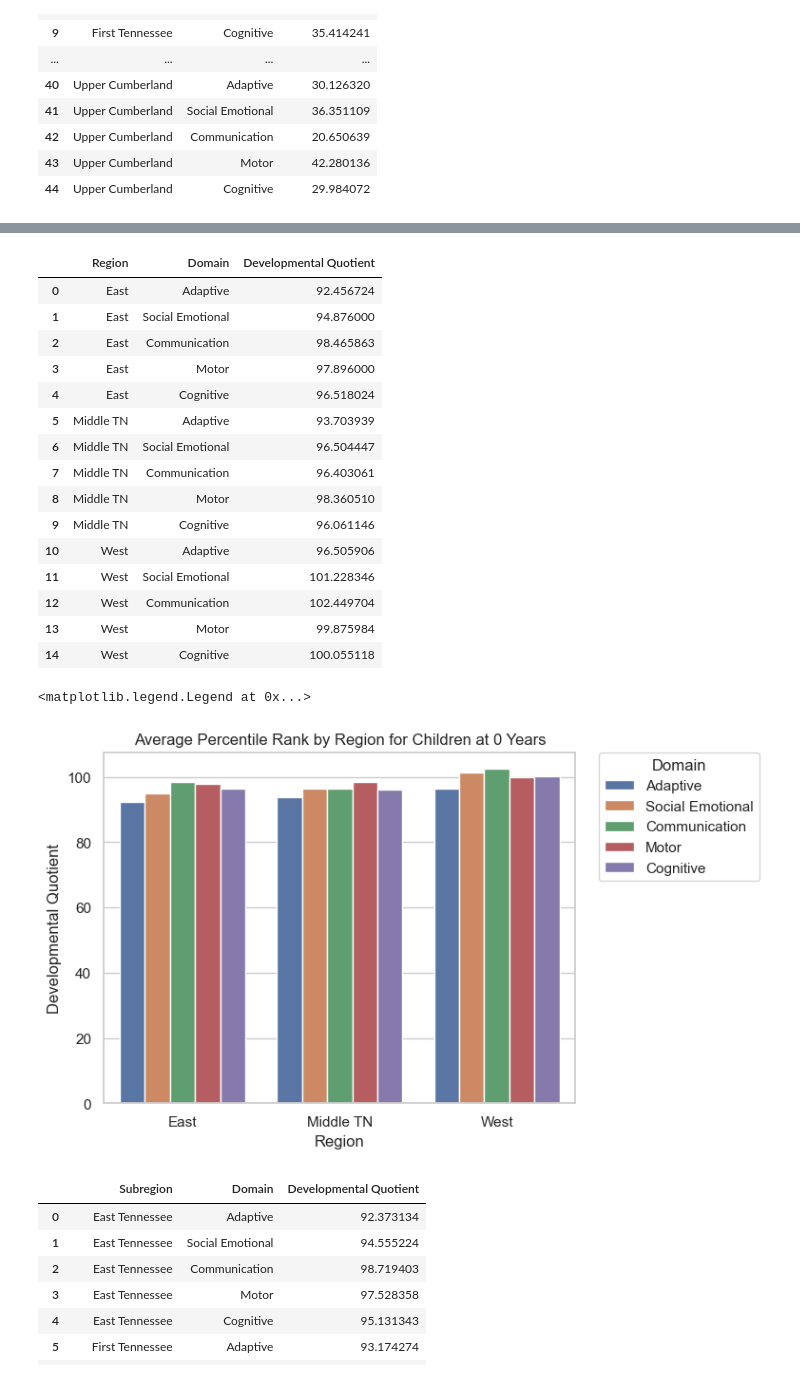
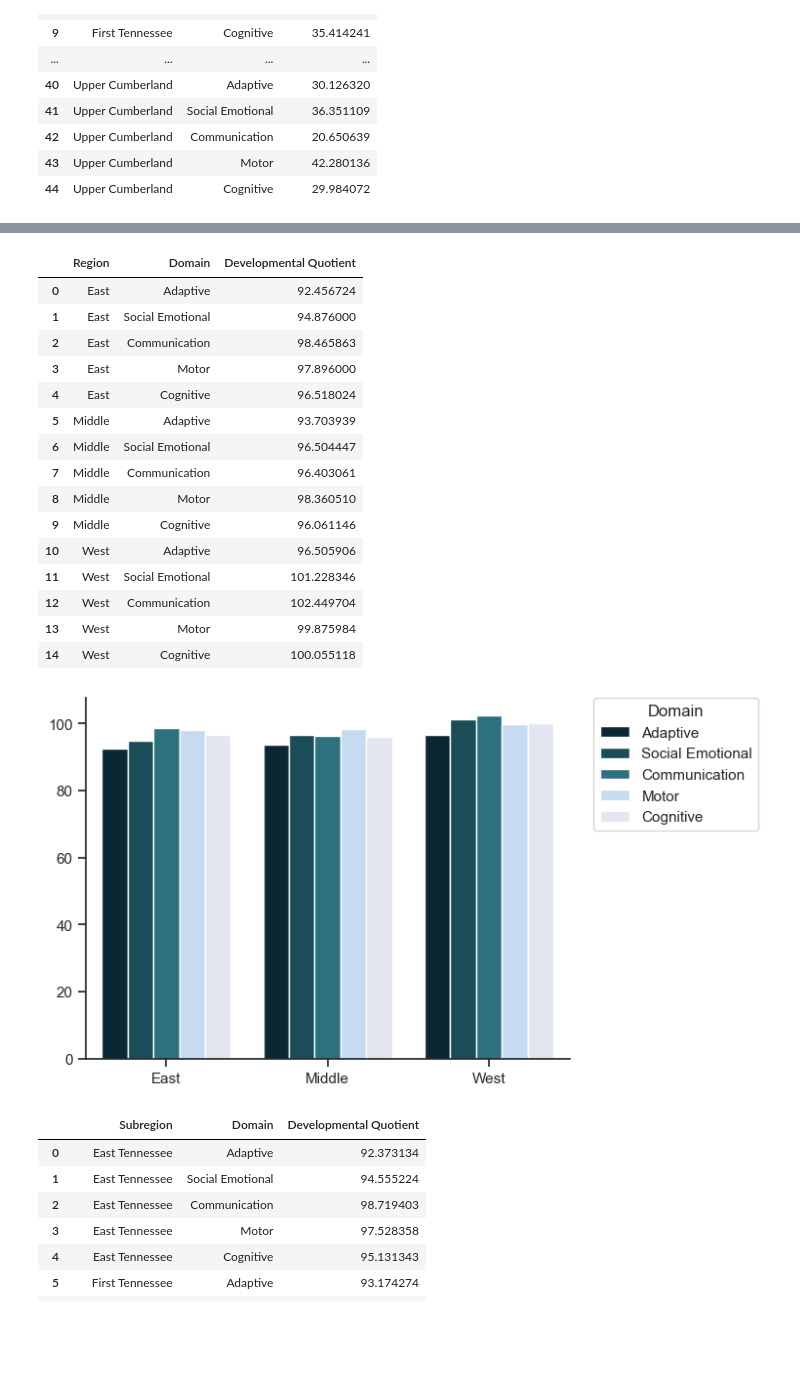
Before and after one commit to NSS-Data-Analytics-Cohort-10/teis-concat-dog, a Jupyter notebook: notebooks/teis_new.ipynb, the cells around one changed output, grey strips where cells are left out. Drawn from its saved outputs; the diff is of its cells as text; code cells hidden in the pictures; blank space fills up the shorter version.

```diff
--- a/notebooks/teis_new.ipynb
+++ b/notebooks/teis_new.ipynb
@@ -222,7 +234,7 @@ dq_by_region_age
 |  | Middle TN | 83.170213 | 89.184659 | 70.910638 | ... |
 |  | West | 85.598753 | 92.760915 | 72.207900 | ... |
 # %%
-dq_by_region_age0_data = {'Region' : ['East','East','East','East','East','Middle TN','Middle TN','Middle TN','Middle TN','Middle TN','West','West','West','West','West'],
+dq_by_region_age0_data = {'Region' : ['East','East','East','East','East','Middle','Middle','Middle','Middle','Middle','West','West','West','West','West'],
                           'Domain' : ['Adaptive','Social Emotional','Communication','Motor','Cognitive','Adaptive','Social Emotional','Communication','Motor','Cognitive','Adaptive','Social Emotional','Communication','Motor','Cognitive'],
                           'Developmental Quotient' : [92.456724,94.876000,98.465863,97.896000,96.518024,93.703939,96.504447,96.403061,98.360510,96.061146,96.505906,101.228346,102.449704,99.875984,100.055118]}
 # %%
@@ -235,23 +247,34 @@ dq_by_region_age0
 | 2 | East | Communication | 98.465863 |
 | 3 | East | Motor | 97.896000 |
 | 4 | East | Cognitive | 96.518024 |
-| 5 | Middle TN | Adaptive | 93.703939 |
-| 6 | Middle TN | Social Emotional | 96.504447 |
-| 7 | Middle TN | Communication | 96.403061 |
-| 8 | Middle TN | Motor | 98.360510 |
-| 9 | Middle TN | Cognitive | 96.061146 |
+| 5 | Middle | Adaptive | 93.703939 |
+| 6 | Middle | Social Emotional | 96.504447 |
+| 7 | Middle | Communication | 96.403061 |
+| 8 | Middle | Motor | 98.360510 |
+| 9 | Middle | Cognitive | 96.061146 |
 | 10 | West | Adaptive | 96.505906 |
 | 11 | West | Social Emotional | 101.228346 |
 | 12 | West | Communication | 102.449704 |
 | 13 | West | Motor | 99.875984 |
 | 14 | West | Cognitive | 100.055118 |
+# %%
+dq_dict= {
+    'Adaptive' : '#022B3A',
+    'Social Emotional' : '#115363',
+    'Communication' : '#1F7A8C',
+    'Motor' : '#BFDBF7',
+    'Cognitive' : '#E1E5F2'
+}
 # %%
-sns.barplot(hue='Domain',y='Developmental Quotient',x='Region',data=dq_by_region_age0)
-plt.title("Average Percentile Rank by Region for Children at 0 Years")
+ax=sns.barplot(hue='Domain',y='Developmental Quotient',x='Region',data=dq_by_region_age0,palette=dq_dict)
+ax.set(xlabel=None)
+ax.set(ylabel=None)
 plt.legend(bbox_to_anchor=(1.05, 1), loc='upper left', borderaxespad=0, title='Domain')
+plt.savefig('../images/avg_dq_region_age0.png', format = 'png', bbox_inches = 'tight')
+
+#Average Developmental Quotient by Region for Children at 0 Years
 # %% [output]
-<matplotlib.legend.Legend at 0x...>
-[figure, old version]
+[figure, new version]
 # %%
 dq_by_subregion_age0_data = {'Subregion' : ['East Tennessee','East Tennessee','East Tennessee','East Tennessee','East Tennessee','First Tennessee','First Tennessee','First Tennessee','First Tennessee','First Tennessee','Greater Nashville','Greater Nashville','Greater Nashville','Greater Nashville','Greater Nashville','Memphis Delta','Memphis Delta','Memphis Delta','Memphis Delta','Memphis Delta','Northwest','Northwest','Northwest','Northwest','Northwest','South Central','South Central','South Central','South Central','South Central','Southeast Tennessee','Southeast Tennessee','Southeast Tennessee','Southeast Tennessee','Southeast Tennessee','Southwest','Southwest','Southwest','Southwest','Southwest','Upper Cumberland','Upper Cumberland','Upper Cumberland','Upper Cumberland','Upper Cumberland'],
                              'Domain' : ['Adaptive','Social Emotional','Communication','Motor','Cognitive','Adaptive','Social Emotional','Communication','Motor','Cognitive','Adaptive','Social Emotional','Communication','Motor','Cognitive','Adaptive','Social Emotional','Communication','Motor','Cognitive','Adaptive','Social Emotional','Communication','Motor','Cognitive','Adaptive','Social Emotional','Communication','Motor','Cognitive','Adaptive','Social Emotional','Communication','Motor','Cognitive','Adaptive','Social Emotional','Communication','Motor','Cognitive','Adaptive','Social Emotional','Communication','Motor','Cognitive'],
```
Also changed, not shown: parts of 10 cells of this notebook, 5 other files.
